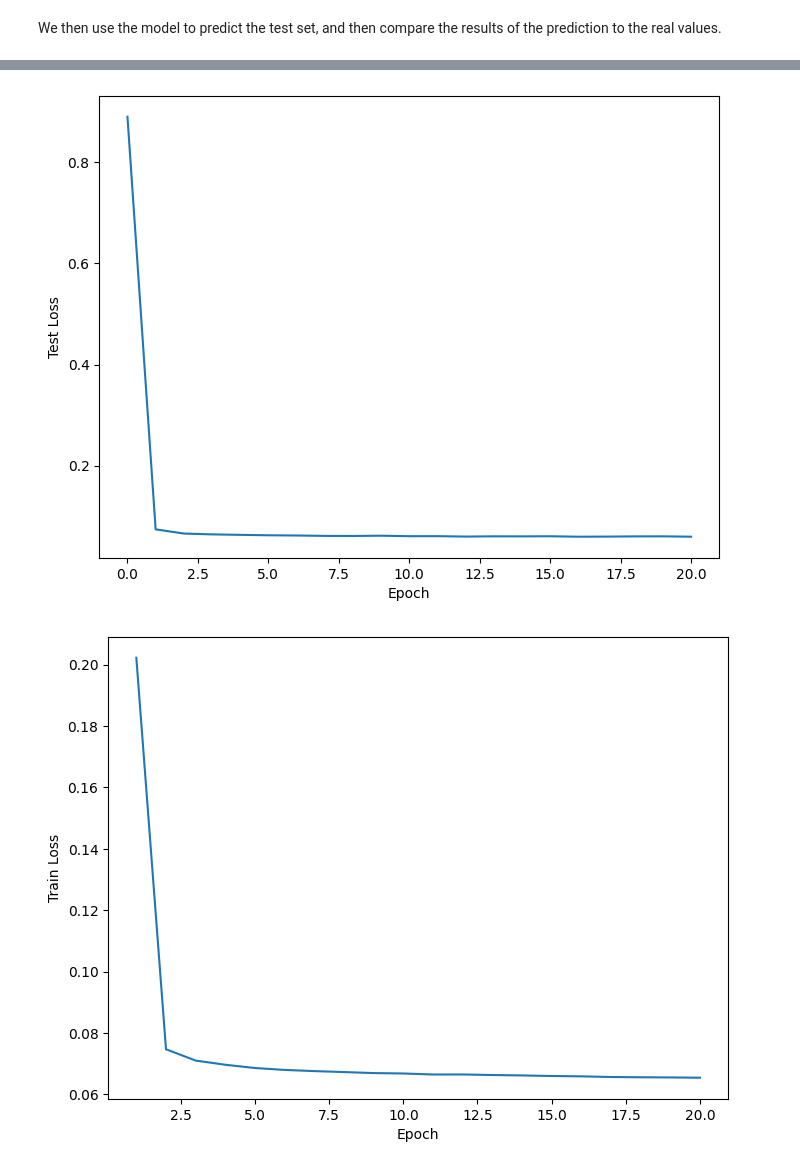
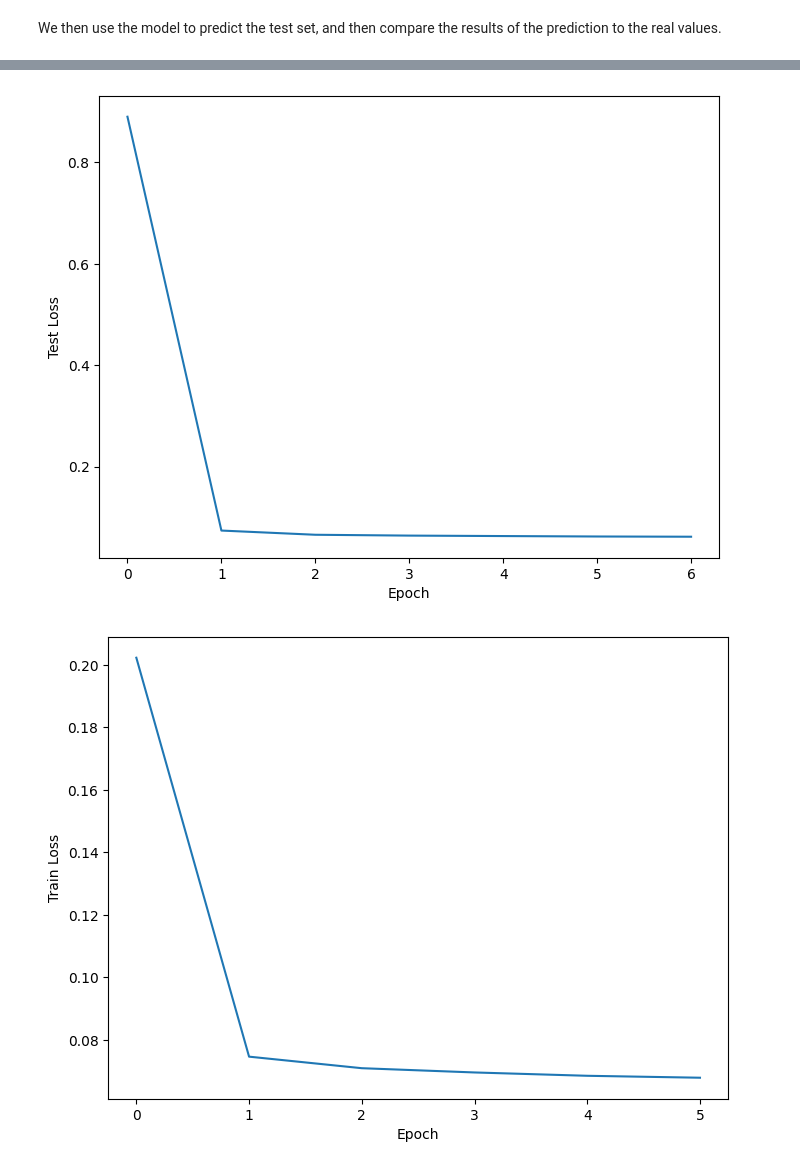
Before and after one commit to AadiTiwar1/HurricanePredictionUsingLSTM, a Jupyter notebook: src/HurricanePredictionDraft1 (3).ipynb, the cells around one changed output, grey strips where cells are left out. Drawn from its saved outputs; the diff is of its cells as text; code cells hidden in the pictures.

```diff
--- a/src/HurricanePredictionDraft1 (3).ipynb
+++ b/src/HurricanePredictionDraft1 (3).ipynb
@@ -202,7 +202,7 @@ test_loss = test_model(test_loader, model, loss_function)
 print()
 classical_loss_test.append(test_loss)
 
-for ix_epoch in range(20):
+for ix_epoch in range(6):
     print(f"Epoch {ix_epoch}\n---------")
     train_loss = train_model(train_loader, model, loss_function, optimizer=optimizer)
     test_loss = test_model(test_loader, model, loss_function)
@@ -270,16 +284,16 @@ plt.show()
 # %%
 plt.figure(figsize=(8, 6))
-plt.plot(range(21), classical_loss_test)
+plt.plot(range(len(classical_loss_test)), classical_loss_test)
 plt.ylabel('Test Loss')
 plt.xlabel('Epoch')
 plt.show()
 # %% [output]
-[figure, old version]
+[figure, new version]
 # %%
 plt.figure(figsize=(8, 6))
-plt.plot(range(1, 21), classical_loss_train)
+plt.plot(range(len(classical_loss_train)), classical_loss_train)
 plt.ylabel('Train Loss')
 plt.xlabel('Epoch')
 plt.show()
 # %% [output]
-[figure, old version]
+[figure, new version]
```
Also changed, not shown: parts of 3 cells of this notebook.
